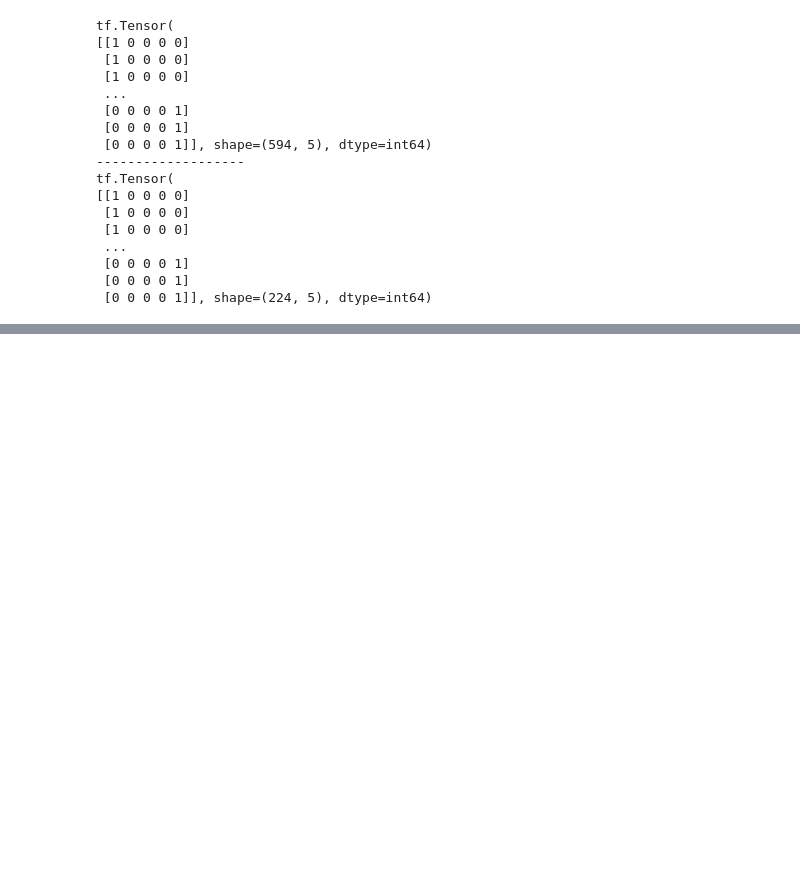
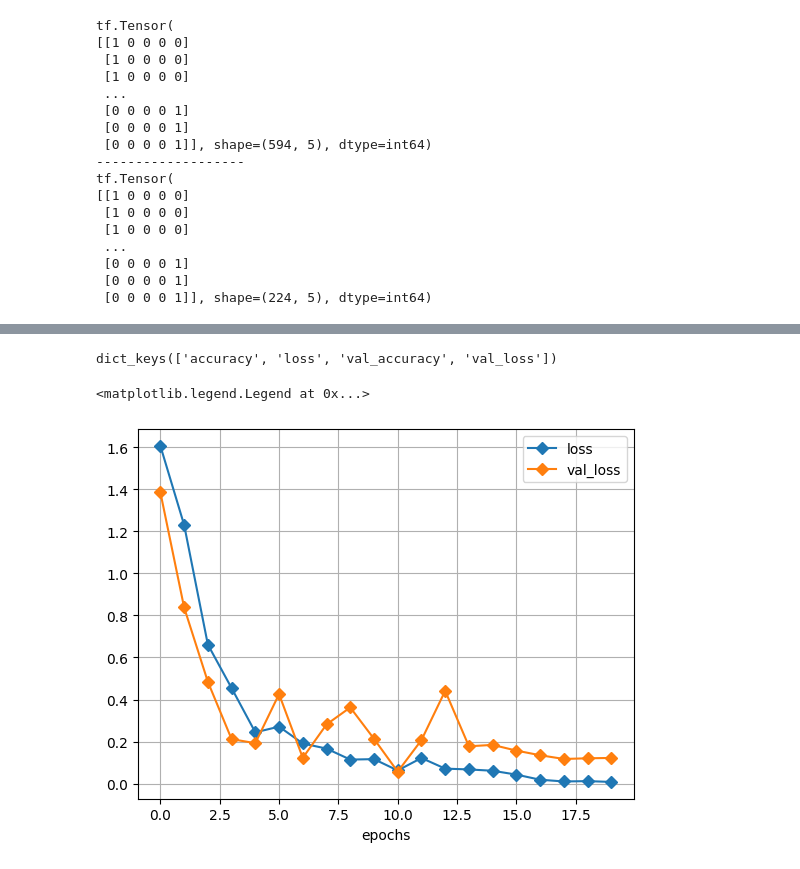
Before and after one commit to JalilBNH/M2TSI, a Jupyter notebook: tp5/dev.ipynb, the cells around one changed output, grey strips where cells are left out. Saved outputs shown, nothing was run; the diff lists cells and outputs as text; code cells hidden in the pictures; blank space fills up the shorter version.

```diff
--- a/tp5/dev.ipynb
+++ b/tp5/dev.ipynb
@@ -191,16 +190,10 @@ def process_video(video_path, fps=25):
 # %%
 def prepare_all_video(path):
-
-    videos_path = []
-    for vid in os.listdir(path):
-        videos_path.append(os.path.join(path, vid))
-
-    print(videos_path)
-
     all_features = []
     all_masks = []
-
-    with ThreadPoolExecutor(max_workers=8) as exec:
+    videos_path = [os.path.join(path, vid) for vid in os.listdir(path)]
+    print(videos_path)
+    with ThreadPoolExecutor(max_workers=16) as exec:
         results = list(tqdm(exec.map(process_video, videos_path), total=len(videos_path)))
 
     for features, mask in results:
@@ -218,3 +213,15 @@ test_features, test_masks = prepare_all_video(test_path)
+# %%
+with open('./train_features.pkl', 'wb') as f:
+    pickle.dump(train_features, f)
+
+with open('./train_masks.pkl', 'wb') as f:
+    pickle.dump(train_masks, f)
+
+with open('./test_features.pkl', 'wb') as f:
+    pickle.dump(test_features, f)
+
+with open('./test_masks.pkl', 'wb') as f:
+    pickle.dump(test_masks, f)
 # %%
 print(f'train_ft : {train_features.shape}, train_msk : {train_masks.shape}')
 print(f'test_ft : {test_features.shape}, test_msk : {test_masks.shape}')
@@ -229,14 +231,12 @@ from keras.api.callbacks import ModelCheckpoint
 # %%
 def sequence_model():
 
-    features_input = Input(shape=(None, 25, 1, 2048), name="features_input")
-    reshaped_features = Reshape((-1, 25, 2048))(features_input)
-    masks_input = Input(shape=(None, 25), name="masks_input")
+    features_input = Input(shape=(25, 2048))
 
-    x = TimeDistributed(Dense(512, activation='relu'))(masks_input)
+    x = TimeDistributed(Dense(512, activation='relu'))(features_input)
     x = TimeDistributed(Dense(256, activation='relu'))(x)
 
-    x = LSTM(512, return_sequences=True)(reshaped_features)
+    x = LSTM(512, return_sequences=True)(x)
     x = LSTM(256, return_sequences=True)(x)
     x = LSTM(128)(x)
 
@@ -245,10 +245,10 @@ def sequence_model():
     x = Dropout(0.5)(x)
     output = Dense(len(layer.get_vocabulary()), activation='softmax')(x)
 
-    model = Model(inputs=[features_input, masks_input], outputs=output)
+    model = Model(features_input, outputs=output)
 
     opt = Adam(learning_rate=0.0005)
-    model.compile(optimizer=opt, loss='sparse_categorical_crossentropy', metrics=['accuracy'])
+    model.compile(optimizer=opt, loss='categorical_crossentropy', metrics=['accuracy'])
 
     return model
 # %%
@@ -281,0 +341,13 @@ ValueError: Input 0 of layer "lstm_20" is incompatible with the layer: expected
+# %%
+print(history.keys())
+# %% [output]
+dict_keys(['accuracy', 'loss', 'val_accuracy', 'val_loss'])
+# %%
+plt.plot(history['loss'], label='loss', marker='D')
+plt.plot(history['val_loss'], label='val_loss', marker='D')
+plt.xlabel('epochs')
+plt.grid()
+plt.legend()
+# %% [output]
+<matplotlib.legend.Legend at 0x...>
+[figure, added]
```
Also changed, not shown: parts of 21 cells of this notebook.
